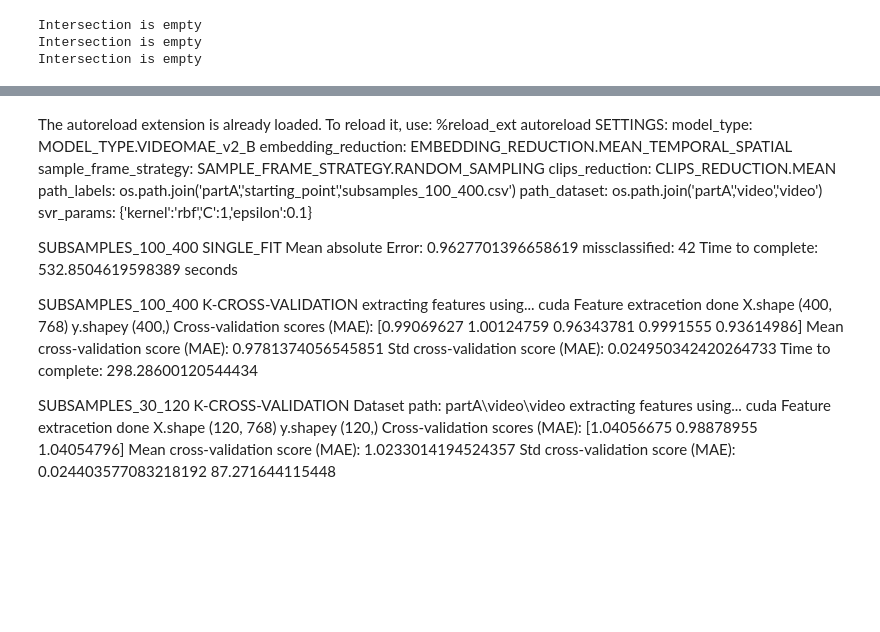
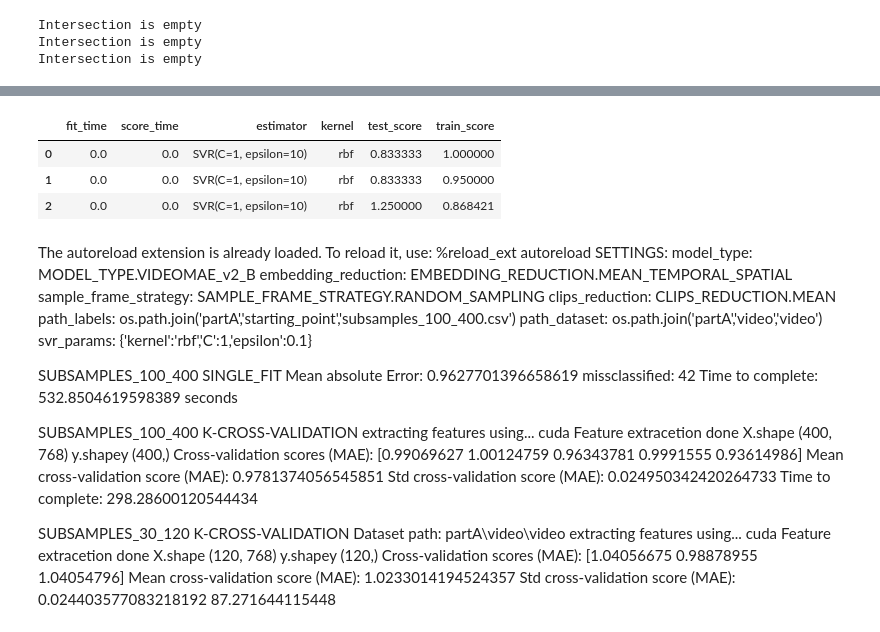
Before and after one commit to villifCoder559/PainAssessmentVideo, a Jupyter notebook: test.ipynb, the cells around one changed output, grey strips where cells are left out. Saved outputs shown, nothing was run; the diff lists cells and outputs as text; code cells hidden in the pictures; blank space fills up the shorter version.

```diff
--- a/test.ipynb
+++ b/test.ipynb
@@ -361,6 +382,12 @@ for train_index, test_index in cv.split(X, y):
 # %%
 import pandas as pd
-# Sort the DataFrame by 'rank_test_score'
-df = pd.DataFrame(results.cv_results_)
-df_sorted = df.sort_values(by='rank_test_score')
-df_sorted
+
+model_advanced.dataset.set_path_labels('test')
+start_time = time.time()
+results = model_advanced.train(k_cross_validation=3)
+end_time = time.time()
+
+# # Sort the DataFrame by 'rank_test_score'
+# df = pd.DataFrame(results.cv_results_)
+# df_sorted = df.sort_values(by='rank_test_score')
+# df_sorted
@@ -367,3 +412,14 @@ df_sorted
+# %%
+results_df = pd.DataFrame(results[1])
+results_df['test_score'] = -results_df['test_score']
+results_df['train_score'] = -results_df['train_score']
+results_df.insert(results_df.columns.get_loc('estimator') + 1, 'kernel', results_df['estimator'].apply(lambda x: x.kernel))
+results_df
+# %% [output]
+|  | fit_time | score_time | estimator | kernel | test_score | train_score |
+| 0 | 0.0 | 0.0 | SVR(C=1, epsilon=10) | rbf | 0.833333 | 1.000000 |
+| 1 | 0.0 | 0.0 | SVR(C=1, epsilon=10) | rbf | 0.833333 | 0.950000 |
+| 2 | 0.0 | 0.0 | SVR(C=1, epsilon=10) | rbf | 1.250000 | 0.868421 |
 # %% [markdown]
 The autoreload extension is already loaded. To reload it, use:
   %reload_ext autoreload
```
Also changed, not shown: parts of 9 cells of this notebook, 1 other file.
